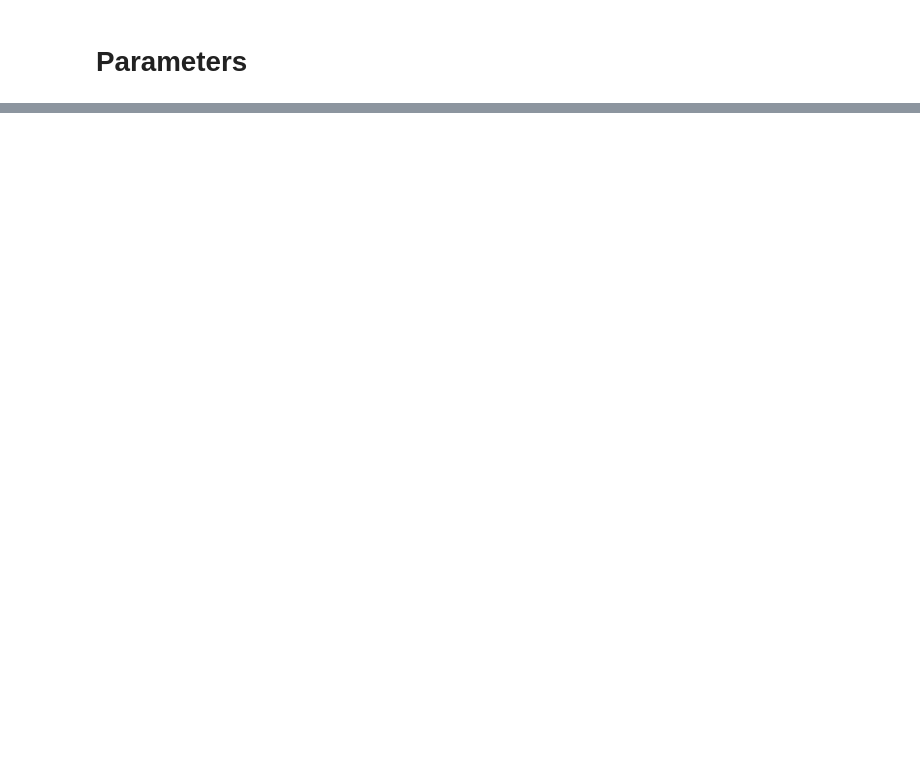
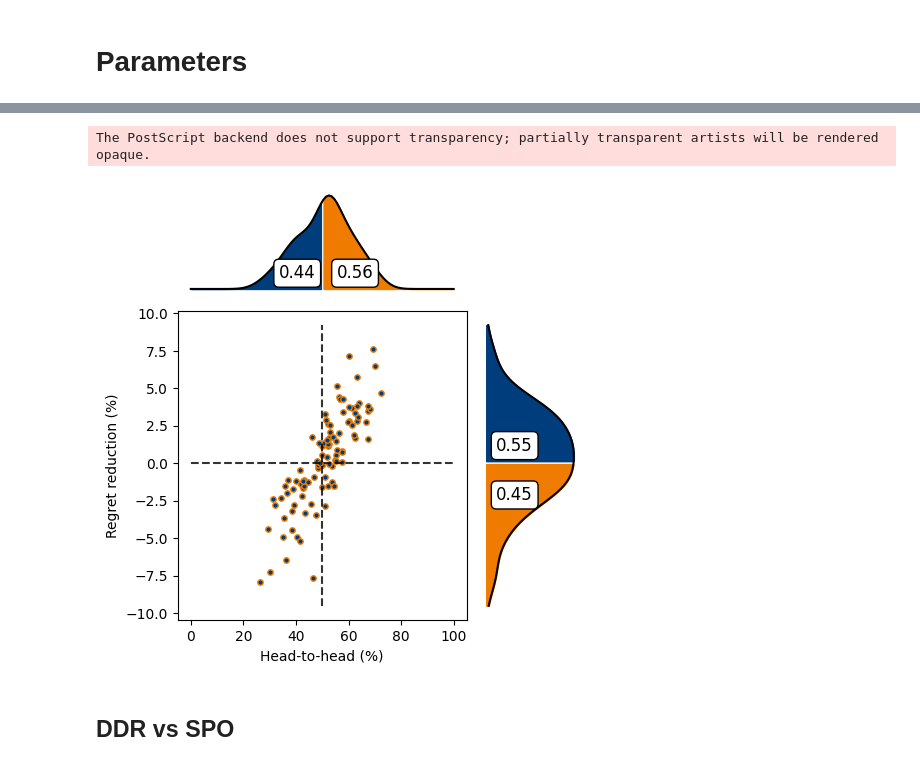
Before and after one commit to xunzhang-sjtu/Decision_Driven_Regularization, a Jupyter notebook: Shortest_Path_Reproduce/Experiment_Network.ipynb, the cells around one changed output, grey strips where cells are left out. Cells and saved outputs as stored; diff of their text form; code cells hidden in the pictures; blank space fills up the shorter version.

```diff
--- a/Shortest_Path_Reproduce/Experiment_Network.ipynb
+++ b/Shortest_Path_Reproduce/Experiment_Network.ipynb
@@ -349,0 +470,24 @@ DataPath_parent: /Users/zhangxun/Dropbox/Research/Decision_Driven_Regularization
+# %%
+grid_all = [(2,2),(3,3),(4,4),(5,5)]
+mu_all = np.round(np.arange(0.1,1.0,0.1),4)
+lamb_all = np.round(np.arange(0.0,1.0,0.1),4)
+middle_path = '/Data/Shortest_Path_Reproduce/Network_all/'
+avg_max_arr = np.zeros(len(grid_all)); avg_opt_para = {}
+pert_max_arr = np.zeros(len(grid_all)); pert_opt_para = {}
+grid_index = 0
+for grid in grid_all:
+    d = (grid[0] - 1) * (grid[0] - 1) * 2 + 2 * (grid[0] - 1) # num of arcs
+    num_nodes = grid[0]*grid[0]
+    DataPath_parent = os.path.dirname(grandparent_directory) + middle_path +str(grid[0])+'by'+str(grid[1])+'_grid_' + data_generation_process + "_S=100/"
+    DataPath = DataPath_parent + "data_size="+str(num_train)+"_deg="+str(deg)+"_e="+str(e)+"_d="+str(d)+"_x_dist="+x_dist+"_num_test="+str(num_test)+"_diff_W/"
+    regret_ddr_vs_ols_avg = pd.read_csv(DataPath+"regret_ddr_vs_ols_avg.csv").values[:,1:len(lamb_all)+1].astype(float)
+    avg_max_arr[grid_index] = np.max(regret_ddr_vs_ols_avg) * 100
+    max_index = np.unravel_index(np.argmax(regret_ddr_vs_ols_avg), regret_ddr_vs_ols_avg.shape)
+    avg_opt_para[grid[0]] = (mu_all[max_index[0]],lamb_all[max_index[1]])
+
+    regret_ddr_vs_ols_perc = pd.read_csv(DataPath+"regret_ddr_vs_ols_perc.csv").values[:,1:len(lamb_all)+1].astype(float)
+    pert_max_arr[grid_index] = np.max(regret_ddr_vs_ols_perc)
+    max_index = np.unravel_index(np.argmax(regret_ddr_vs_ols_perc), regret_ddr_vs_ols_perc.shape)
+    pert_opt_para[grid[0]] = (mu_all[max_index[0]],lamb_all[max_index[1]])
+
+    grid_index = grid_index + 1
@@ -352,3 +543,16 @@ DataPath_parent: /Users/zhangxun/Dropbox/Research/Decision_Driven_Regularization
 # %%
 from Figures import regret_and_h2h_figure
 rhf = regret_and_h2h_figure()
+# %%
+grid = (5,5)
+mu = 0.3
+lamb = 0.3
+file_name = os.path.dirname(grandparent_directory) + middle_path +"DDR_vs_OLS_H2H_Regret_"+str(grid[0])+"times"+str(grid[1])+"_mu="+str(mu)+"_lamb="+str(lamb)
+rhf.figure_plot_upright(h2h_ddr_vs_ols_all[grid[0],mu,lamb]*100,regret_reduction_ddr_vs_ols_all[grid[0],mu,lamb]*100,file_name,\
+                        size = (5, 5), move = [-0.12, 0.04, 0.35, 0.55],
+                        ysame = 0, yrange = [6,6], sublabel = '', ypio = 1)
+# %% [output]
+The PostScript backend does not support transparency; partially transparent artists will be rendered opaque.
+[figure, added]
+# %% [markdown]
+## DDR vs SPO
```
Also changed, not shown: parts of 18 cells of this notebook, 1 other file.
